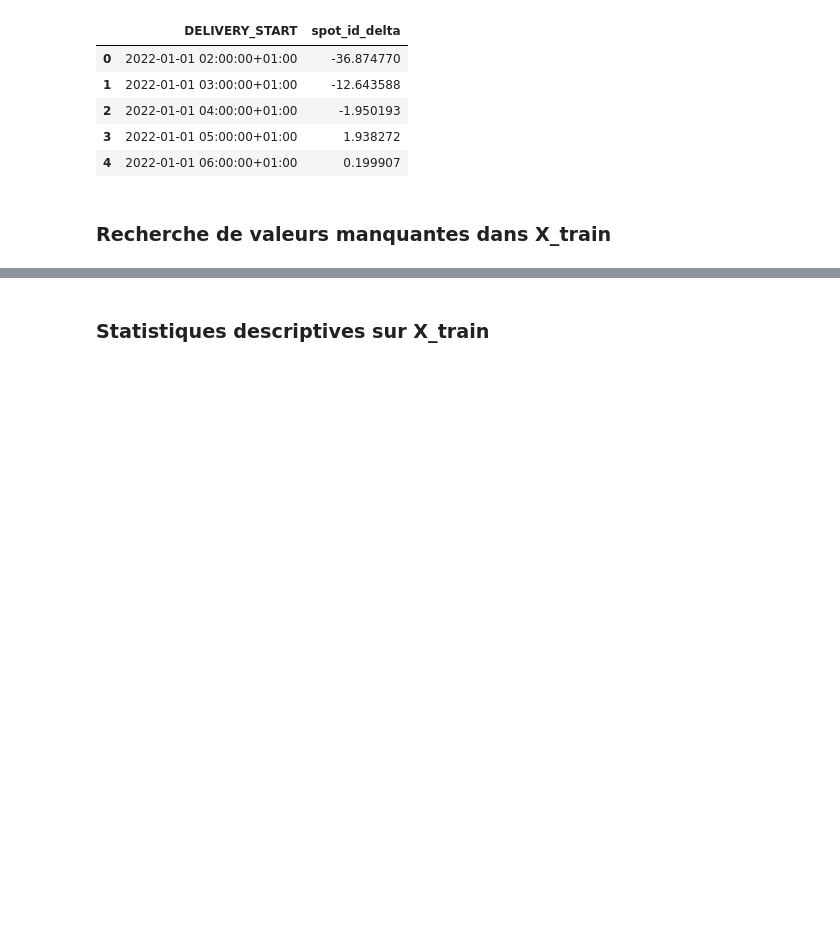
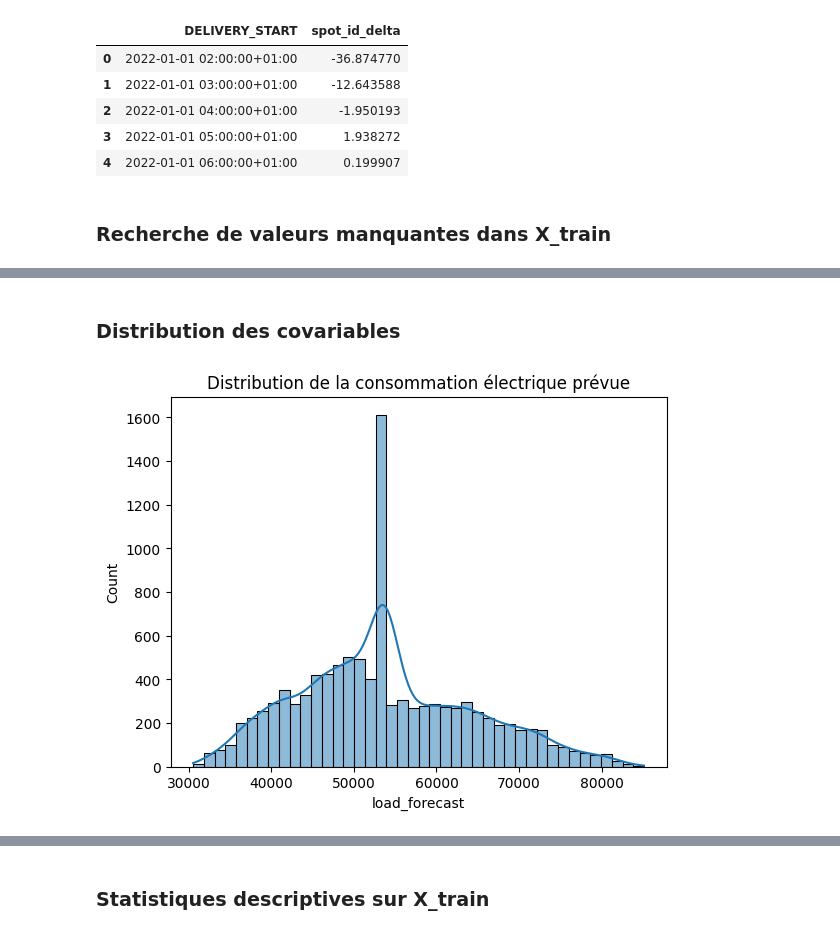
Before and after one commit to juabln/PROJET-LIL, a Jupyter notebook: notebook_projet.ipynb, the cells around one changed output, grey strips where cells are left out. Drawn from its saved outputs; the diff is of its cells as text; code cells hidden in the pictures; blank space fills up the shorter version.

```diff
--- a/notebook_projet.ipynb
+++ b/notebook_projet.ipynb
@@ -101,0 +130,8 @@ dtype: int64
+# %% [markdown]
+### Distribution des covariables
+# %%
+sns.histplot(X_train['load_forecast'], kde=True)
+plt.title("Distribution de la consommation électrique prévue")
+plt.show()
+# %% [output]
+[figure, added]
```
Also changed, not shown: parts of 18 cells of this notebook.
